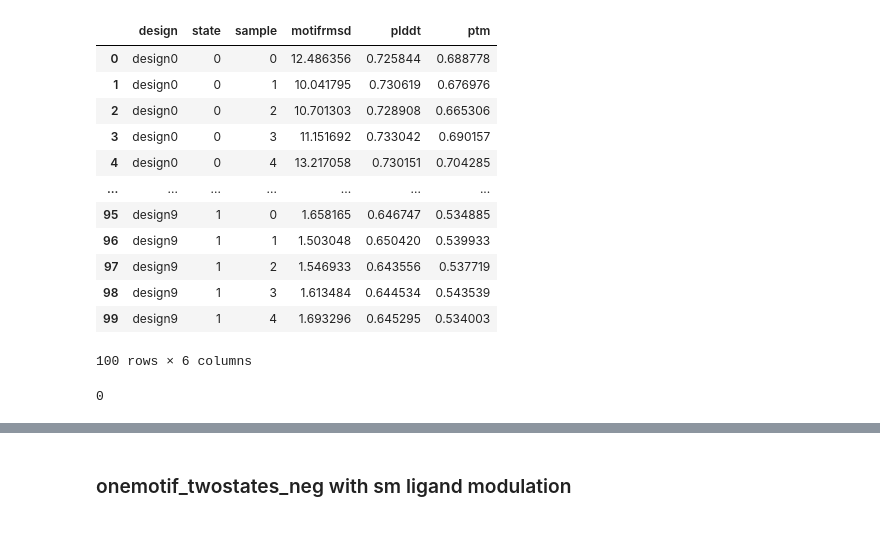
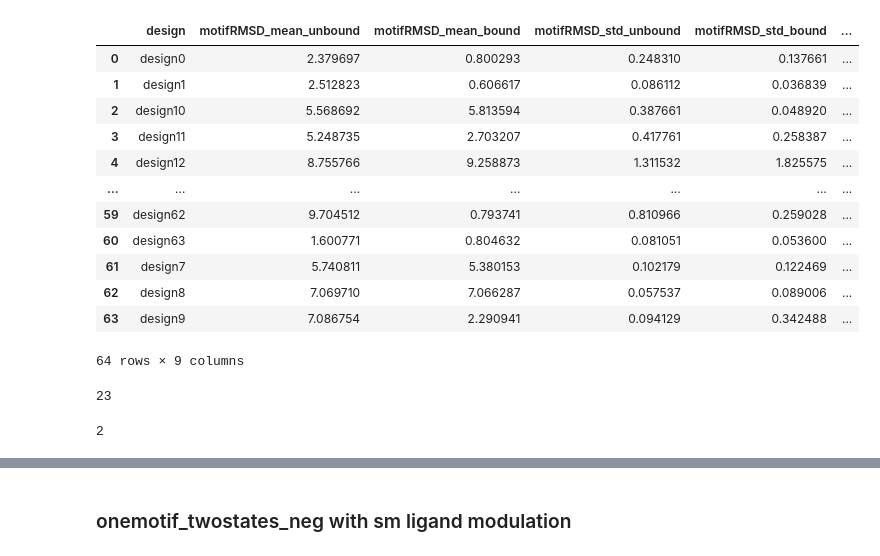
Before and after one commit to aparsanMIT/MotifCraft-AA, a Jupyter notebook: eval.ipynb, the cells around one changed output, grey strips where cells are left out. Saved outputs shown, nothing was run; the diff lists cells and outputs as text; code cells hidden in the pictures.

```diff
--- a/eval.ipynb
+++ b/eval.ipynb
@@ -15,13 +15,25 @@ from plotly.subplots import make_subplots
 # out_dir = f"/data/cb/mihirb14/projects/BoltzDesign1/out/test/zinc/onemotif_twostates_pos"
 
 # out_dir = f"out/onemotif_twostates_neg_OQO/"
-out_dir = f"out/onemotif_twostates_pos_EcoRIdna"
-motif = "3ixt"
-motif_pdb = f"/data/cb/mihirb14/projects/BoltzDesign1/motifs/{motif}.pdb"
+out_dir = f"out/onemotif_twostates_pos_EcoRIdna_0"
+out_dir = 'tmp/new'
+motif = "1prw"
+motif_pdb = f"motifs/{motif}.pdb"
 motif_out_dir = os.path.join(out_dir,motif)
 # %%
+import io
+import warnings
+warnings.simplefilter(action='ignore', category=FutureWarning)
+
+class CPU_Unpickler(pickle.Unpickler):
+    def find_class(self, module, name):
+        if module == 'torch.storage' and name == '_load_from_bytes':
+            return lambda b: torch.load(io.BytesIO(b), map_location='cpu')
+        else: return super().find_class(module, name)
 
 
+
+import torch
 def motif_results(motif_out_dir, motif_pdb, motif):
     rows = []
     for design_dir in sorted(glob.glob(os.path.join(motif_out_dir, "design*"))):
@@ -32,8 +44,8 @@ def motif_results(motif_out_dir, motif_pdb, motif):
             motif_mask = pickle.load(f)["motif_mask"]
 
         for state in [0, 1]:
-            with open(os.path.join(design_dir, f"state{state}.pkl"), "rb") as f:
-                outdict = pickle.load(f)
+            with open(os.path.join(design_dir, f"state{state}.pkl"), 'rb') as f:
+                outdict = CPU_Unpickler(f).load()
 
             for sample_idx in range(5):  # assume 5 samples per state
                 pdb_file = os.path.join(design_dir, f"state{state}_sample{sample_idx}.pdb")
@@ -47,51 +59,56 @@ def motif_results(motif_out_dir, motif_pdb, motif):
                     "state": state,
                     "sample": sample_idx,
                     "motifrmsd": rmsd.item() if hasattr(rmsd, "item") else float(rmsd),
                     "plddt": outdict["plddt"].cpu().numpy()[sample_idx].mean(),
                     "ptm": outdict["ptm"].cpu().numpy()[sample_idx],
                 })
 
     full = pd.DataFrame(rows)
 
     agg = full.groupby(["design", "state"]).agg(
         motifRMSD_mean=("motifrmsd", "mean"),
         motifRMSD_std=("motifrmsd", "std"),
         plddt=("plddt", "mean"),
         ptm=("ptm", "mean")
     ).reset_index()
 
     agg = agg.pivot(index="design", columns="state").reset_index()
     agg.columns = ["_".join(map(str, col)).rstrip("_") for col in agg.columns.to_flat_index()]
     agg = agg.rename(columns=lambda c: c.replace("_0", "_unbound").replace("_1", "_bound"))
 
     agg.to_csv(os.path.join(motif_out_dir,"_aggresults.csv"),index=False)
     full.to_csv(os.path.join(motif_out_dir,"_fullresults.csv"),index=False)
 
 
     return full, agg
 
 
 
 df_full,df_agg = motif_results(motif_out_dir,motif_pdb, motif)
-df_full
+df_agg
 # %% [output]
-|  | design | state | sample | motifrmsd | plddt | ptm |
-| 0 | design0 | 0 | 0 | 12.486356 | 0.725844 | 0.688778 |
-| 1 | design0 | 0 | 1 | 10.041795 | 0.730619 | 0.676976 |
-| 2 | design0 | 0 | 2 | 10.701303 | 0.728908 | 0.665306 |
-| 3 | design0 | 0 | 3 | 11.151692 | 0.733042 | 0.690157 |
-| 4 | design0 | 0 | 4 | 13.217058 | 0.730151 | 0.704285 |
+|  | design | motifRMSD_mean_unbound | motifRMSD_mean_bound | motifRMSD_std_unbound | motifRMSD_std_bound | ... |
+| 0 | design0 | 2.379697 | 0.800293 | 0.248310 | 0.137661 | ... |
+| 1 | design1 | 2.512823 | 0.606617 | 0.086112 | 0.036839 | ... |
+| 2 | design10 | 5.568692 | 5.813594 | 0.387661 | 0.048920 | ... |
+| 3 | design11 | 5.248735 | 2.703207 | 0.417761 | 0.258387 | ... |
+| 4 | design12 | 8.755766 | 9.258873 | 1.311532 | 1.825575 | ... |
 | ... | ... | ... | ... | ... | ... | ... |
-| 95 | design9 | 1 | 0 | 1.658165 | 0.646747 | 0.534885 |
-| 96 | design9 | 1 | 1 | 1.503048 | 0.650420 | 0.539933 |
-| 97 | design9 | 1 | 2 | 1.546933 | 0.643556 | 0.537719 |
-| 98 | design9 | 1 | 3 | 1.613484 | 0.644534 | 0.543539 |
-| 99 | design9 | 1 | 4 | 1.693296 | 0.645295 | 0.534003 |
+| 59 | design62 | 9.704512 | 0.793741 | 0.810966 | 0.259028 | ... |
+| 60 | design63 | 1.600771 | 0.804632 | 0.081051 | 0.053600 | ... |
+| 61 | design7 | 5.740811 | 5.380153 | 0.102179 | 0.122469 | ... |
+| 62 | design8 | 7.069710 | 7.066287 | 0.057537 | 0.089006 | ... |
+| 63 | design9 | 7.086754 | 2.290941 | 0.094129 | 0.342488 | ... |
-100 rows × 6 columns
+64 rows × 9 columns
 # %%
 len(df_agg[(df_agg["motifRMSD_mean_unbound"]>1.0) & (df_agg["motifRMSD_mean_bound"]<=1.0)]) # condition for one motif two states positive allostery
 # %% [output]
-0
+23
+# %%
+df_agg = pd.read_csv('out/onemotif_twostates_pos_EcoRIdna_0/1prw/_aggresults.csv')
+len(df_agg[(df_agg["motifRMSD_mean_unbound"]>1.0) & (df_agg["motifRMSD_mean_bound"]<=1.0)]) # condition for one motif two states positive allostery
+# %% [output]
+2
 # %%
 
 
```
Also changed, not shown: parts of 2 cells of this notebook, 10 other files.
